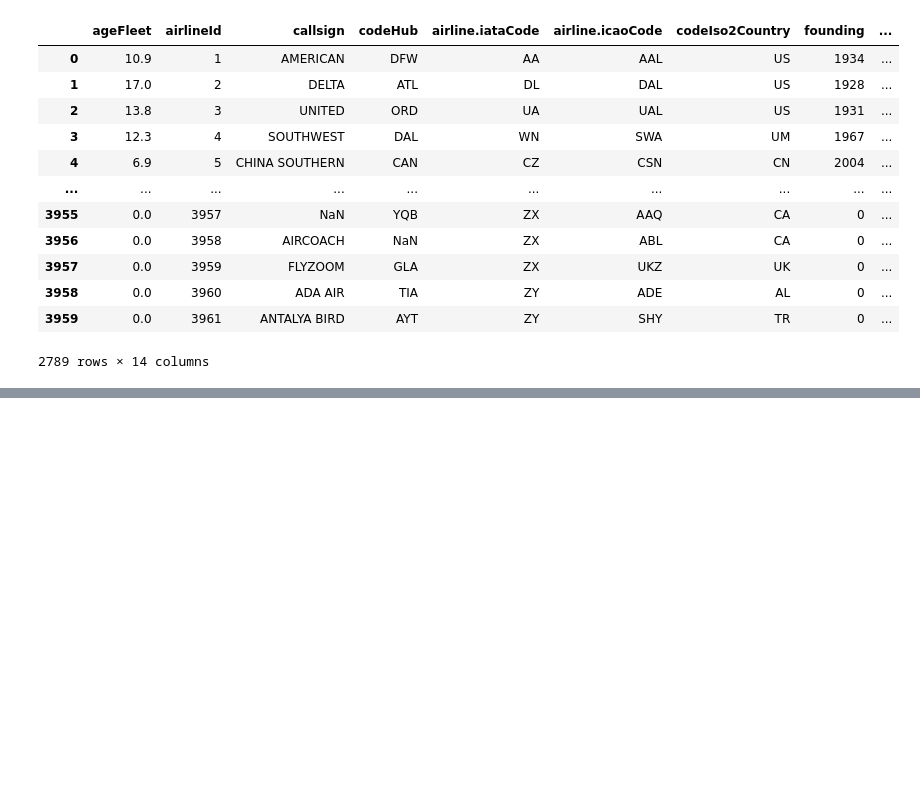
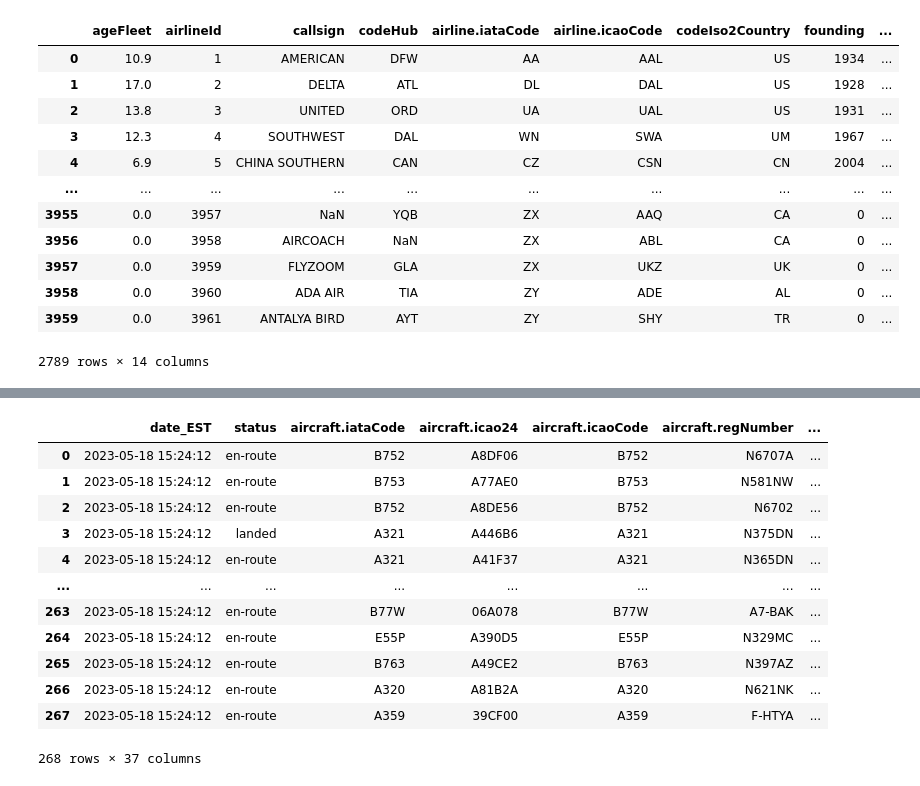
Before and after one commit to harveysimpsondata/Airline-Data-Pipeline, a Jupyter notebook: Airline_live.ipynb, the cells around one changed output, grey strips where cells are left out. Saved outputs shown, nothing was run; the diff lists cells and outputs as text; code cells hidden in the pictures; blank space fills up the shorter version.

```diff
--- a/Airline_live.ipynb
+++ b/Airline_live.ipynb
@@ -146,0 +155,57 @@ df_real_time_flights
+# %%
+df_real_time_flights = df_real_time_flights.drop(columns=['speed.vspeed', 'system.squawk', 'system.updated', 'ageFleet', 'founding', 'iataPrefixAccounting', 'type'])
+
+
+df_real_time_flights = df_real_time_flights[['date_EST',
+                                           'status',
+                                           'aircraft.iataCode',
+                                           'aircraft.icao24',
+                                           'aircraft.icaoCode',
+                                           'aircraft.regNumber',
+                                           'airline.iataCode',
+                                           'airline.icaoCode',
+                                           'nameAirline',
+                                           'flight.iataNumber',
+                                           'flight.icaoNumber',
+                                           'geography.altitude',
+                                           'geography.direction',
+                                           'geography.latitude',
+                                           'geography.longitude',
+                                           'speed.horizontal',
+                                           'speed.isGround',
+                                           'departure.airportId',
+                                           'departure.nameAirport',
+                                           'departure.iataCode',
+                                           'departure.icaoCode',
+                                           'departure.codeIataCity',
+                                           'departure.codeIso2Country',
+                                           'departure.nameCountry',
+                                           'departure.latitudeAirport',
+                                           'departure.longitudeAirport',
+                                           'departure.timezone',
+                                           'arrival.airportId',
+                                           'arrival.nameAirport',
+                                           'arrival.iataCode',
+                                           'arrival.icaoCode',
+                                           'arrival.codeIataCity',
+                                           'arrival.codeIso2Country',
+                                           'arrival.nameCountry',
+                                           'arrival.latitudeAirport',
+                                           'arrival.longitudeAirport',
+                                           'arrival.timezone']]
+# %%
+df_real_time_flights
+# %% [output]
+|  | date_EST | status | aircraft.iataCode | aircraft.icao24 | aircraft.icaoCode | aircraft.regNumber | ... |
+| 0 | 2023-05-18 15:24:12 | en-route | B752 | A8DF06 | B752 | N6707A | ... |
+| 1 | 2023-05-18 15:24:12 | en-route | B753 | A77AE0 | B753 | N581NW | ... |
+| 2 | 2023-05-18 15:24:12 | en-route | B752 | A8DE56 | B752 | N6702 | ... |
+| 3 | 2023-05-18 15:24:12 | landed | A321 | A446B6 | A321 | N375DN | ... |
+| 4 | 2023-05-18 15:24:12 | en-route | A321 | A41F37 | A321 | N365DN | ... |
+| ... | ... | ... | ... | ... | ... | ... | ... |
+| 263 | 2023-05-18 15:24:12 | en-route | B77W | 06A078 | B77W | A7-BAK | ... |
+| 264 | 2023-05-18 15:24:12 | en-route | E55P | A390D5 | E55P | N329MC | ... |
+| 265 | 2023-05-18 15:24:12 | en-route | B763 | A49CE2 | B763 | N397AZ | ... |
+| 266 | 2023-05-18 15:24:12 | en-route | A320 | A81B2A | A320 | N621NK | ... |
+| 267 | 2023-05-18 15:24:12 | en-route | A359 | 39CF00 | A359 | F-HTYA | ... |
+268 rows × 37 columns
```
Also changed, not shown: parts of 7 cells of this notebook.
